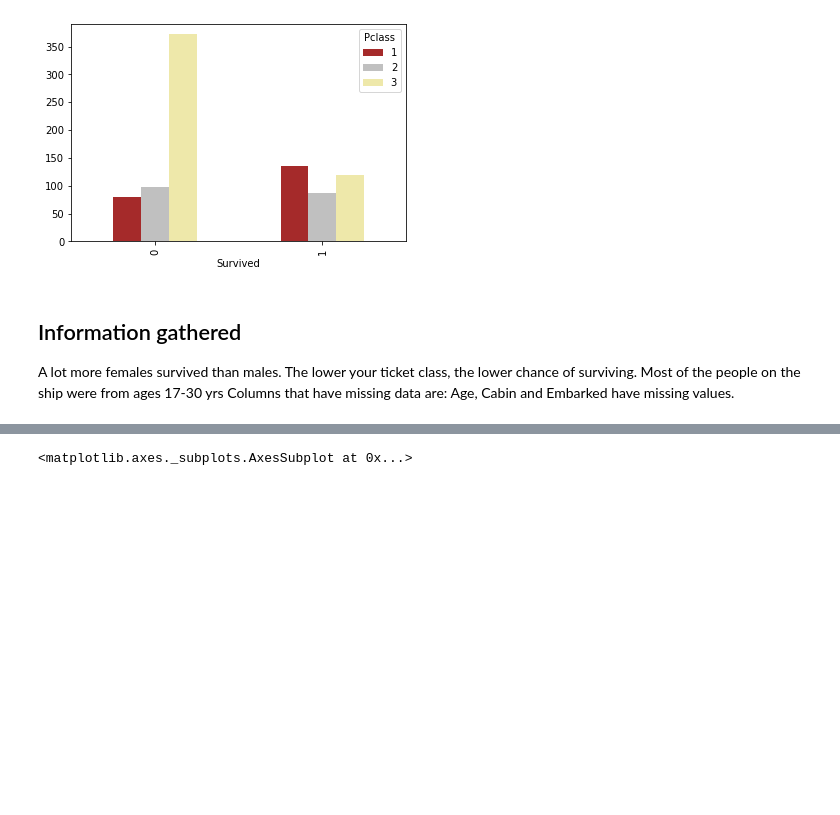
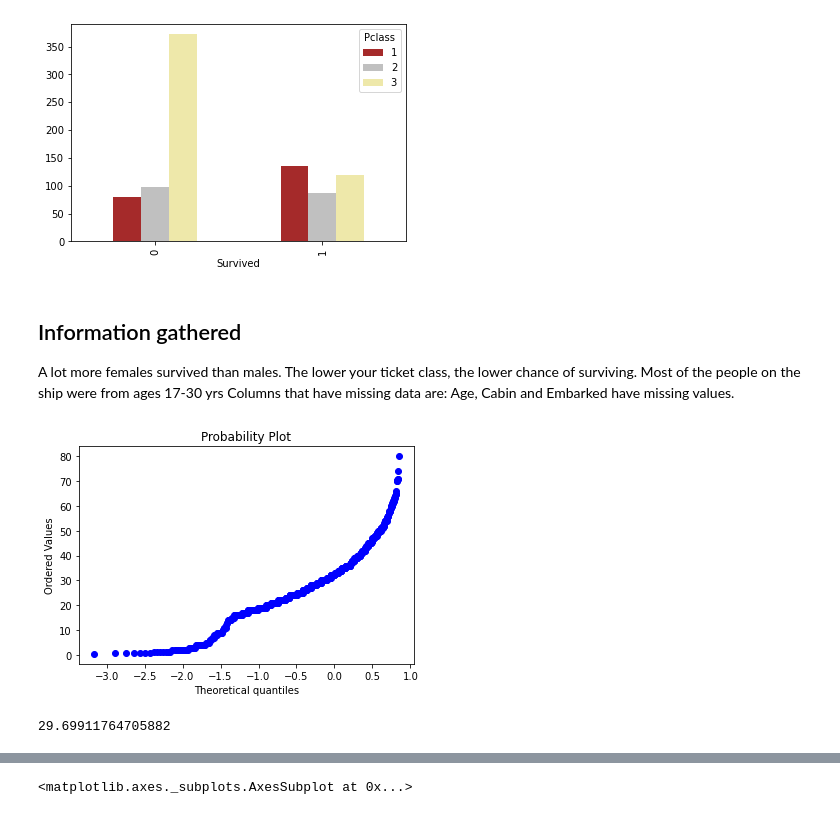
Before and after one commit to adithiya20/Machine_Learning, a Jupyter notebook: Titanic Survivor Project/Titanic Classification Project.ipynb, the cells around one changed output, grey strips where cells are left out. Drawn from its saved outputs; the diff is of its cells as text; code cells hidden in the pictures; blank space fills up the shorter version.

```diff
--- a/Titanic Survivor Project/Titanic Classification Project.ipynb
+++ b/Titanic Survivor Project/Titanic Classification Project.ipynb
@@ -145,3 +147,12 @@ pd.crosstab(df_train.Survived, df_train.Pclass).plot(kind="bar", color=["brown",
 ## Information gathered
 A lot more females survived than males. The lower your ticket class, the lower chance of surviving. Most of the people on the ship were from ages 17-30 yrs
 Columns that have missing data are: Age, Cabin and Embarked have missing values.
+# %%
+stats.probplot(df_train.Age, plot=plt) #Does not follow a Gaussian Distribution. Therefore lets get rid of the outliers and take a smaller sample
+plt.show()
+# %% [output]
+[figure, added]
+# %%
+df_train.Age.mean()
+# %% [output]
+29.69911764705882
```
Also changed, not shown: parts of 44 cells of this notebook.
